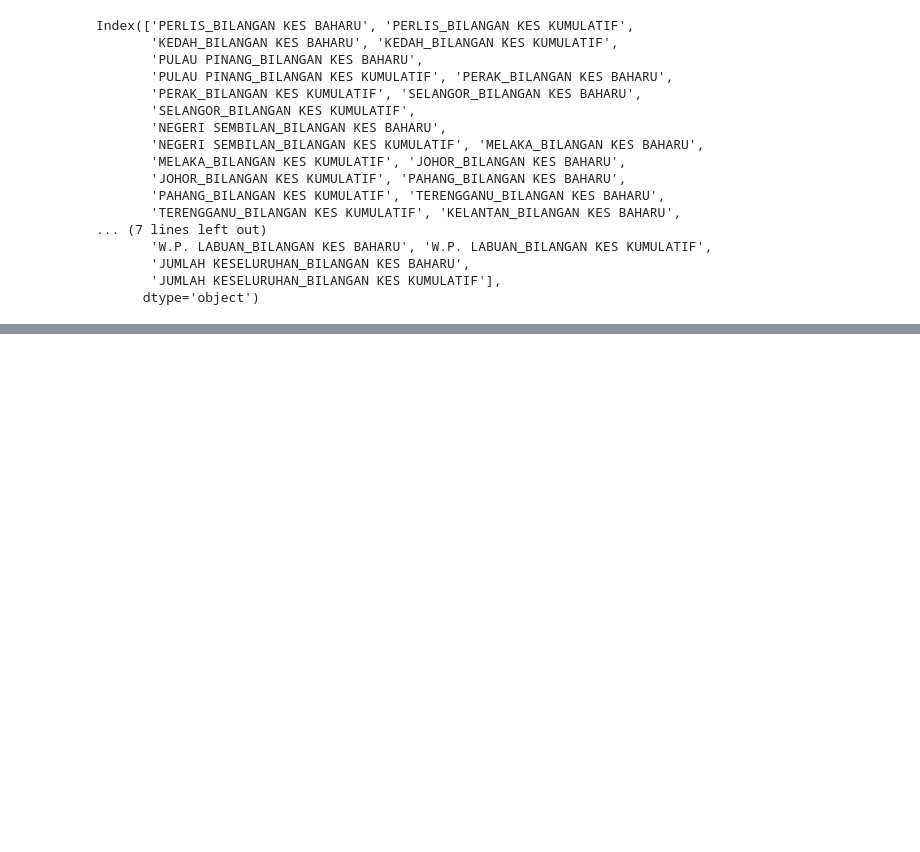
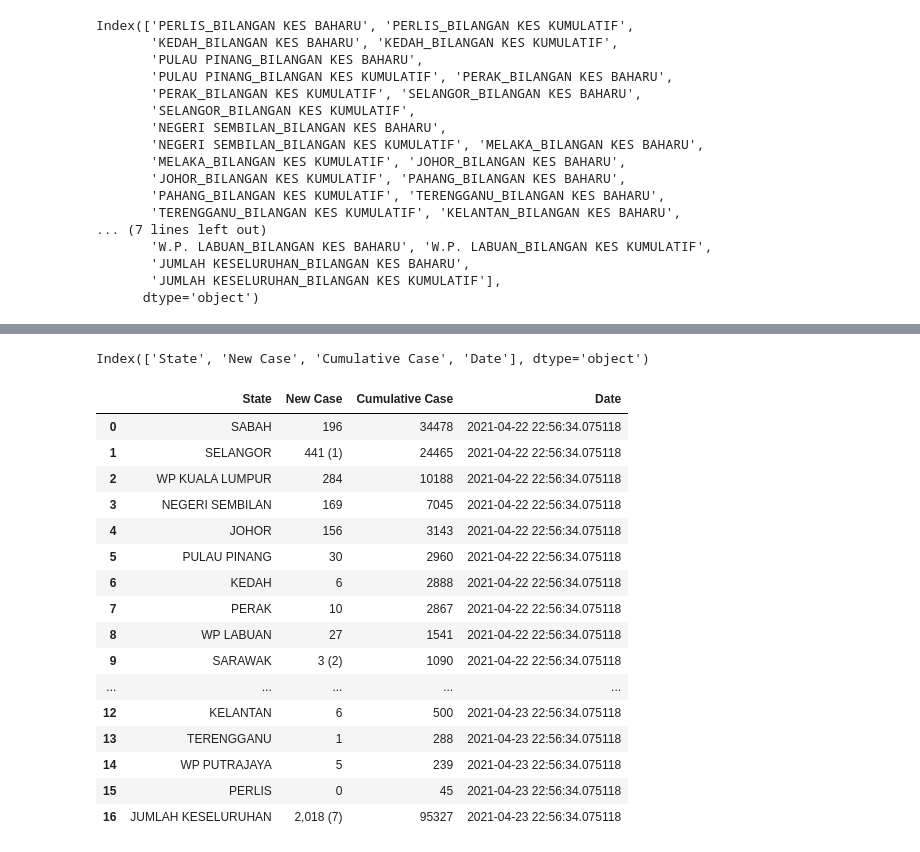
Before and after one commit to ansonnn07/covid19-malaysia, a Jupyter notebook: scrape_covid19_msia.ipynb, the cells around one changed output, grey strips where cells are left out. Cells and saved outputs as stored; diff of their text form; code cells hidden in the pictures; blank space fills up the shorter version.

Commit message:
added second method to scrape state data

```diff
--- a/scrape_covid19_msia.ipynb
+++ b/scrape_covid19_msia.ipynb
@@ -903,0 +889,10 @@ Index(['PERLIS_BILANGAN KES BAHARU', 'PERLIS_BILANGAN KES KUMULATIF',
+# %%
+current_url = "https://kpkesihatan.com/2020/12/20/kenyataan-akhbar-kpk-20-disember-2020-situasi-semasa-jangkitan-penyakit-coronavirus-2019-covid-19-di-malaysia/"
+second_url = "https://kpkesihatan.com/2020/12/21/kenyataan-akhbar-kpk-21-disember-2020-situasi-semasa-jangkitan-penyakit-coronavirus-2019-covid-19-di-malaysia/"
+
+r = requests.get(current_url)
+if r.status_code == 404:
+    raise Exception("Error 404 accessing page!!")
+
+df = pd.read_html(r.content, match='JUMLAH KESELURUHAN', header=0)[-1]
+df
@@ -903,0 +918,7 @@ Index(['PERLIS_BILANGAN KES BAHARU', 'PERLIS_BILANGAN KES KUMULATIF',
+# %%
+r = requests.get(second_url)
+if r.status_code == 404:
+    raise Exception("Error 404 accessing page!!")
+
+df2 = pd.read_html(r.content, match='JUMLAH KESELURUHAN', header=0)[-1]
+df2
@@ -903,0 +944,33 @@ Index(['PERLIS_BILANGAN KES BAHARU', 'PERLIS_BILANGAN KES KUMULATIF',
+# %%
+from datetime import timedelta
+current_date = datetime.today()
+next_date = datetime.today() + timedelta(days=1)
+# %%
+df.columns = ['State', 'New Case', 'Cumulative Case']
+df['Date'] = current_date
+df2.columns = ['State', 'New Case', 'Cumulative Case']
+df2['Date'] = next_date
+df2.columns
+# %% [output]
+Index(['State', 'New Case', 'Cumulative Case', 'Date'], dtype='object')
+# %%
+combined_df = df.append(df2)
+combined_df
+# %% [output]
+|  | State | New Case | Cumulative Case | Date |
+| 0 | SABAH | 196 | 34478 | 2021-04-22 22:56:34.075118 |
+| 1 | SELANGOR | 441 (1) | 24465 | 2021-04-22 22:56:34.075118 |
+| 2 | WP KUALA LUMPUR | 284 | 10188 | 2021-04-22 22:56:34.075118 |
+| 3 | NEGERI SEMBILAN | 169 | 7045 | 2021-04-22 22:56:34.075118 |
+| 4 | JOHOR | 156 | 3143 | 2021-04-22 22:56:34.075118 |
+| 5 | PULAU PINANG | 30 | 2960 | 2021-04-22 22:56:34.075118 |
+| 6 | KEDAH | 6 | 2888 | 2021-04-22 22:56:34.075118 |
+| 7 | PERAK | 10 | 2867 | 2021-04-22 22:56:34.075118 |
+| 8 | WP LABUAN | 27 | 1541 | 2021-04-22 22:56:34.075118 |
+| 9 | SARAWAK | 3 (2) | 1090 | 2021-04-22 22:56:34.075118 |
+| ... | ... | ... | ... | ... |
+| 12 | KELANTAN | 6 | 500 | 2021-04-23 22:56:34.075118 |
+| 13 | TERENGGANU | 1 | 288 | 2021-04-23 22:56:34.075118 |
+| 14 | WP PUTRAJAYA | 5 | 239 | 2021-04-23 22:56:34.075118 |
+| 15 | PERLIS | 0 | 45 | 2021-04-23 22:56:34.075118 |
+| 16 | JUMLAH KESELURUHAN | 2,018 (7) | 95327 | 2021-04-23 22:56:34.075118 |
```
Also changed, not shown: parts of 9 cells of this notebook, 2 other files.
